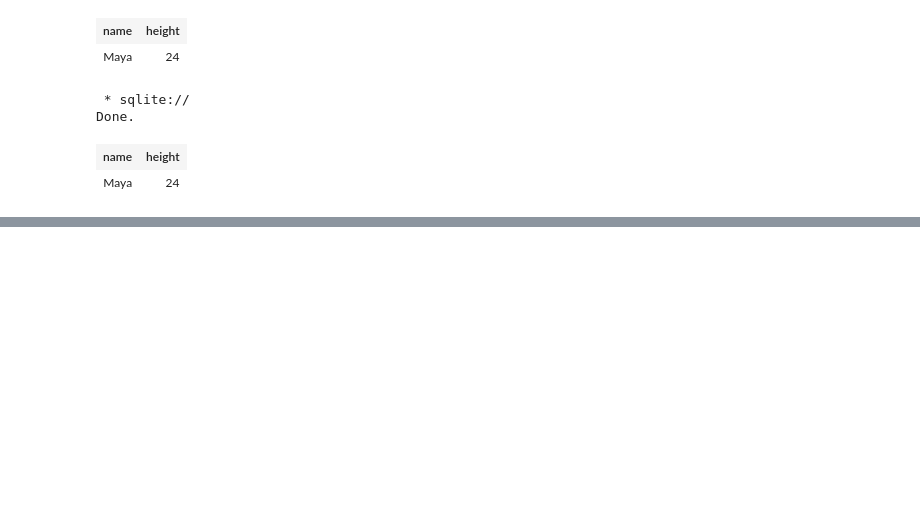
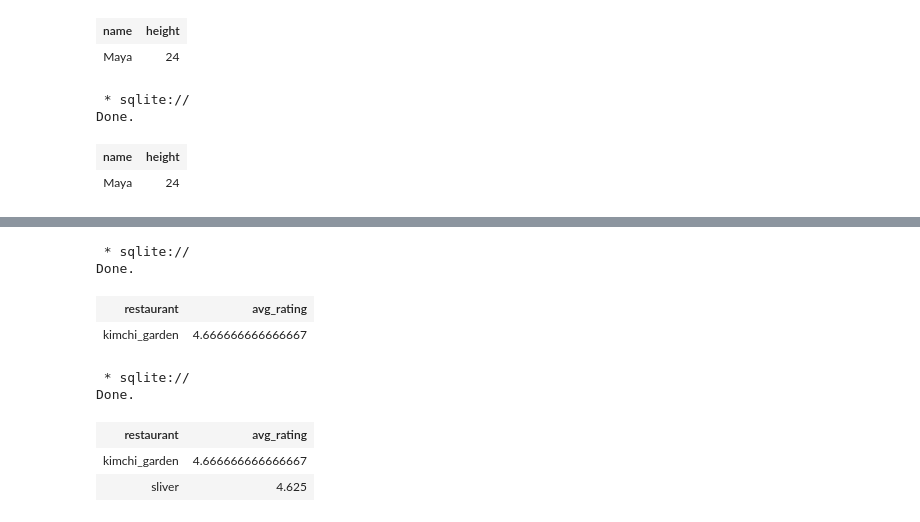
Before and after one commit to DS-100/sp22, a Jupyter notebook: lec/lec09/lec09.ipynb, the cells around one changed output, grey strips where cells are left out. Cells and saved outputs as stored; diff of their text form; code cells hidden in the pictures; blank space fills up the shorter version.

```diff
--- a/lec/lec09/lec09.ipynb
+++ b/lec/lec09/lec09.ipynb
@@ -894,0 +969,26 @@ Done.
+# %%
+%%sql
+SELECT agg.restaurant, avg_rating
+  FROM agg_reviews AS agg
+  CROSS JOIN
+    (SELECT MAX(avg_rating) AS max_rating
+       FROM agg_reviews) max
+  WHERE avg_rating = max_rating;
+# %% [output]
+ * sqlite://
+Done.
+| restaurant | avg_rating |
+| kimchi_garden | 4.666666666666667 |
+# %%
+%%sql
+SELECT restaurant, AVG(rating) AS avg_rating
+    FROM staff_reviews
+    WHERE restaurant NOT LIKE "%t%"
+    GROUP BY restaurant
+    HAVING COUNT(*) > 2 AND AVG(rating) >= 4.5;
+# %% [output]
+ * sqlite://
+Done.
+| restaurant | avg_rating |
+| kimchi_garden | 4.666666666666667 |
+| sliver | 4.625 |
```
Also changed, not shown: parts of 5 cells of this notebook.
